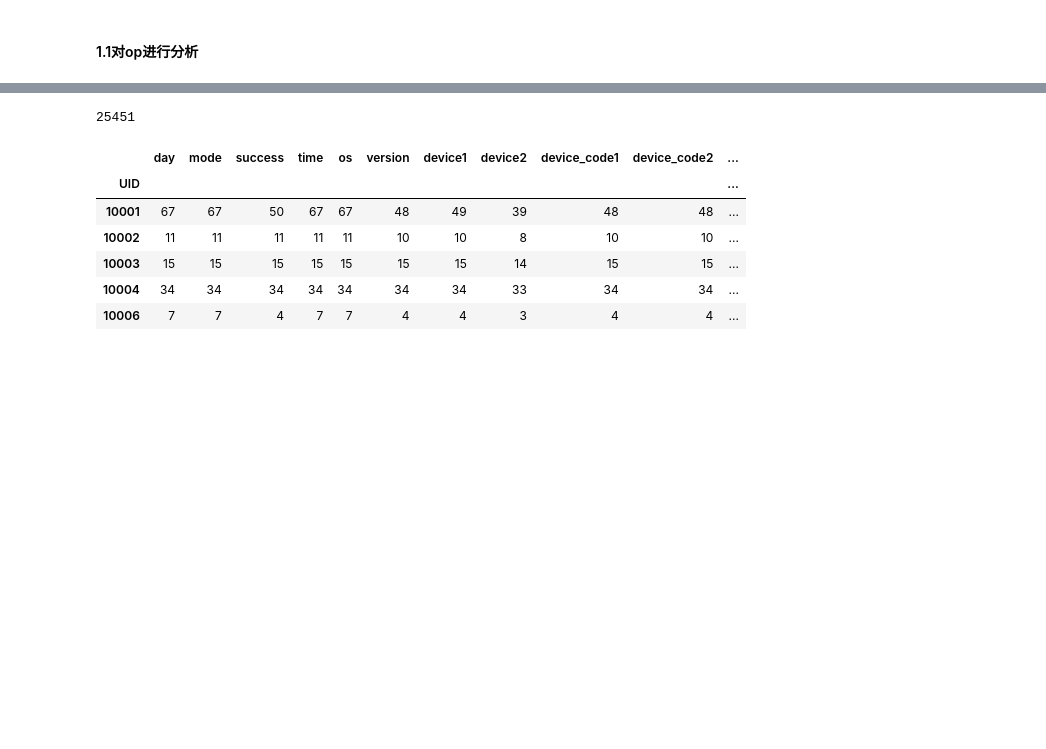
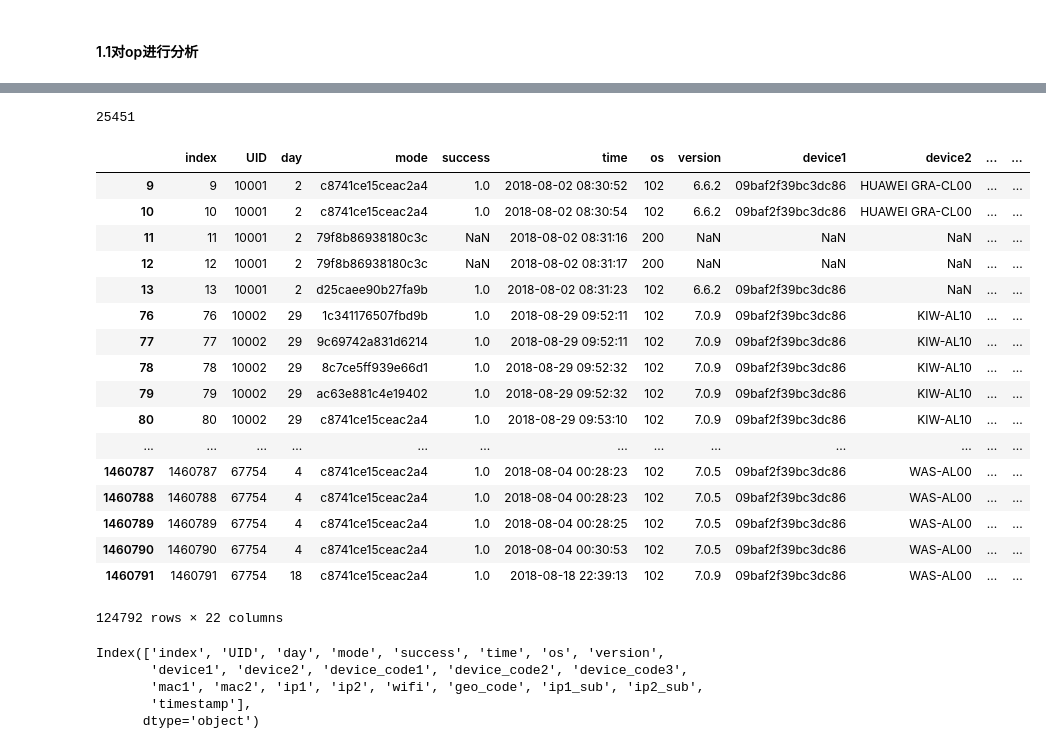
Before and after one commit to alexliu2360/dc_xjf, a Jupyter notebook: baseline.ipynb, the cells around one changed output, grey strips where cells are left out. Cells and saved outputs as stored; diff of their text form; code cells hidden in the pictures; blank space fills up the shorter version.

```diff
--- a/baseline.ipynb
+++ b/baseline.ipynb
@@ -40,11 +40,11 @@ tran_train['time'] = tran_train['day'].apply(lambda x: "2018-08-%02d" % x) + ' '
 tran_train['timestamp'] = tran_train['time'].apply(lambda x:time.mktime(time.strptime(x,'%Y-%m-%d %H:%M:%S')))
 # %%
 # 根据UID进行排序 再根据timestamp进行排序
-op_train = op_train.sort_values(by=['UID', 'timestamp'],ascending=True).reset_index(drop=True)
-tran_train = tran_train.sort_values(by=['UID', 'timestamp'],ascending=True).reset_index(drop=True)
-tag_train = tag_train.sort_values(by=['UID'], ascending=True).reset_index(drop=True)
-op_train_gb = op_train.groupby('UID')
-tran_train_gb = tran_train.groupby('UID')
+op_train = op_train.sort_values(by=['UID', 'timestamp'],ascending=True)
+tran_train = tran_train.sort_values(by=['UID', 'timestamp'],ascending=True)
+tag_train = tag_train.sort_values(by=['UID'], ascending=True)
+op_train_gb = op_train.groupby('UID', as_index=False)
+tran_train_gb = tran_train.groupby('UID', as_index=False)
 # %%
 # (该方法已被废弃)
 # 根据UID进行分组，再根据timestamp进行排序
@@ -68,4 +68,7 @@ tran_tag = tag_train[tag_train['UID'].isin(tran_train['UID'])]
 op_train_gb_cnt = op_train_gb.count()
 op_train_fake_stat = op_train_gb_cnt[op_train_gb_cnt.index.isin(op_tag['UID'][op_tag['Tag'] == 1])]
 op_train_normal_stat = op_train_gb_cnt[op_train_gb_cnt.index.isin(op_tag['UID'][op_tag['Tag'] == 0])]
+
+op_train_fake_gp = op_train[op_train['UID'].isin(op_tag['UID'][op_tag['Tag'] == 1])].groupby('UID', as_index=False)
+op_train_normal_gp = op_train[op_train['UID'].isin(op_tag['UID'][op_tag['Tag'] == 0])].groupby('UID', as_index=False)
 # %%
@@ -83,12 +97,34 @@ op_train_fake_stat.head()
 # %%
-print(len(op_train_normal_stat))
-op_train_normal_stat.head()
+print(len(op_train_normal_gp))
+op_train_normal_gp.head()
 # %% [output]
 25451
-|  | day | mode | success | time | os | version | device1 | device2 | device_code1 | device_code2 | ... |
-| UID |  |  |  |  |  |  |  |  |  |  | ... |
-| 10001 | 67 | 67 | 50 | 67 | 67 | 48 | 49 | 39 | 48 | 48 | ... |
-| 10002 | 11 | 11 | 11 | 11 | 11 | 10 | 10 | 8 | 10 | 10 | ... |
-| 10003 | 15 | 15 | 15 | 15 | 15 | 15 | 15 | 14 | 15 | 15 | ... |
-| 10004 | 34 | 34 | 34 | 34 | 34 | 34 | 34 | 33 | 34 | 34 | ... |
-| 10006 | 7 | 7 | 4 | 7 | 7 | 4 | 4 | 3 | 4 | 4 | ... |
+|  | index | UID | day | mode | success | time | os | version | device1 | device2 | ... | ... |
+| 9 | 9 | 10001 | 2 | c8741ce15ceac2a4 | 1.0 | 2018-08-02 08:30:52 | 102 | 6.6.2 | 09baf2f39bc3dc86 | HUAWEI GRA-CL00 | ... | ... |
+| 10 | 10 | 10001 | 2 | c8741ce15ceac2a4 | 1.0 | 2018-08-02 08:30:54 | 102 | 6.6.2 | 09baf2f39bc3dc86 | HUAWEI GRA-CL00 | ... | ... |
+| 11 | 11 | 10001 | 2 | 79f8b86938180c3c | NaN | 2018-08-02 08:31:16 | 200 | NaN | NaN | NaN | ... | ... |
+| 12 | 12 | 10001 | 2 | 79f8b86938180c3c | NaN | 2018-08-02 08:31:17 | 200 | NaN | NaN | NaN | ... | ... |
+| 13 | 13 | 10001 | 2 | d25caee90b27fa9b | 1.0 | 2018-08-02 08:31:23 | 102 | 6.6.2 | 09baf2f39bc3dc86 | NaN | ... | ... |
+| 76 | 76 | 10002 | 29 | 1c341176507fbd9b | 1.0 | 2018-08-29 09:52:11 | 102 | 7.0.9 | 09baf2f39bc3dc86 | KIW-AL10 | ... | ... |
+| 77 | 77 | 10002 | 29 | 9c69742a831d6214 | 1.0 | 2018-08-29 09:52:11 | 102 | 7.0.9 | 09baf2f39bc3dc86 | KIW-AL10 | ... | ... |
+| 78 | 78 | 10002 | 29 | 8c7ce5ff939e66d1 | 1.0 | 2018-08-29 09:52:32 | 102 | 7.0.9 | 09baf2f39bc3dc86 | KIW-AL10 | ... | ... |
+| 79 | 79 | 10002 | 29 | ac63e881c4e19402 | 1.0 | 2018-08-29 09:52:32 | 102 | 7.0.9 | 09baf2f39bc3dc86 | KIW-AL10 | ... | ... |
+| 80 | 80 | 10002 | 29 | c8741ce15ceac2a4 | 1.0 | 2018-08-29 09:53:10 | 102 | 7.0.9 | 09baf2f39bc3dc86 | KIW-AL10 | ... | ... |
+| ... | ... | ... | ... | ... | ... | ... | ... | ... | ... | ... | ... | ... |
+| 1460787 | 1460787 | 67754 | 4 | c8741ce15ceac2a4 | 1.0 | 2018-08-04 00:28:23 | 102 | 7.0.5 | 09baf2f39bc3dc86 | WAS-AL00 | ... | ... |
+| 1460788 | 1460788 | 67754 | 4 | c8741ce15ceac2a4 | 1.0 | 2018-08-04 00:28:23 | 102 | 7.0.5 | 09baf2f39bc3dc86 | WAS-AL00 | ... | ... |
+| 1460789 | 1460789 | 67754 | 4 | c8741ce15ceac2a4 | 1.0 | 2018-08-04 00:28:25 | 102 | 7.0.5 | 09baf2f39bc3dc86 | WAS-AL00 | ... | ... |
+| 1460790 | 1460790 | 67754 | 4 | c8741ce15ceac2a4 | 1.0 | 2018-08-04 00:30:53 | 102 | 7.0.5 | 09baf2f39bc3dc86 | WAS-AL00 | ... | ... |
+| 1460791 | 1460791 | 67754 | 18 | c8741ce15ceac2a4 | 1.0 | 2018-08-18 22:39:13 | 102 | 7.0.9 | 09baf2f39bc3dc86 | WAS-AL00 | ... | ... |
+124792 rows × 22 columns
+# %%
+op_feture_columns = ['day', 'mode', 'success', 'time', 'os', 'version',
+                     'device1', 'device2', 'device_code1', 'device_code2', 'device_code3',
+                     'mac1', 'mac2', 'ip1', 'ip2', 'wifi', 'geo_code', 'ip1_sub', 'ip2_sub',
+                     'timestamp']
+# %% [output]
+Index(['index', 'UID', 'day', 'mode', 'success', 'time', 'os', 'version',
+       'device1', 'device2', 'device_code1', 'device_code2', 'device_code3',
+       'mac1', 'mac2', 'ip1', 'ip2', 'wifi', 'geo_code', 'ip1_sub', 'ip2_sub',
+       'timestamp'],
+      dtype='object')
```
Also changed, not shown: parts of 1 cell of this notebook.
